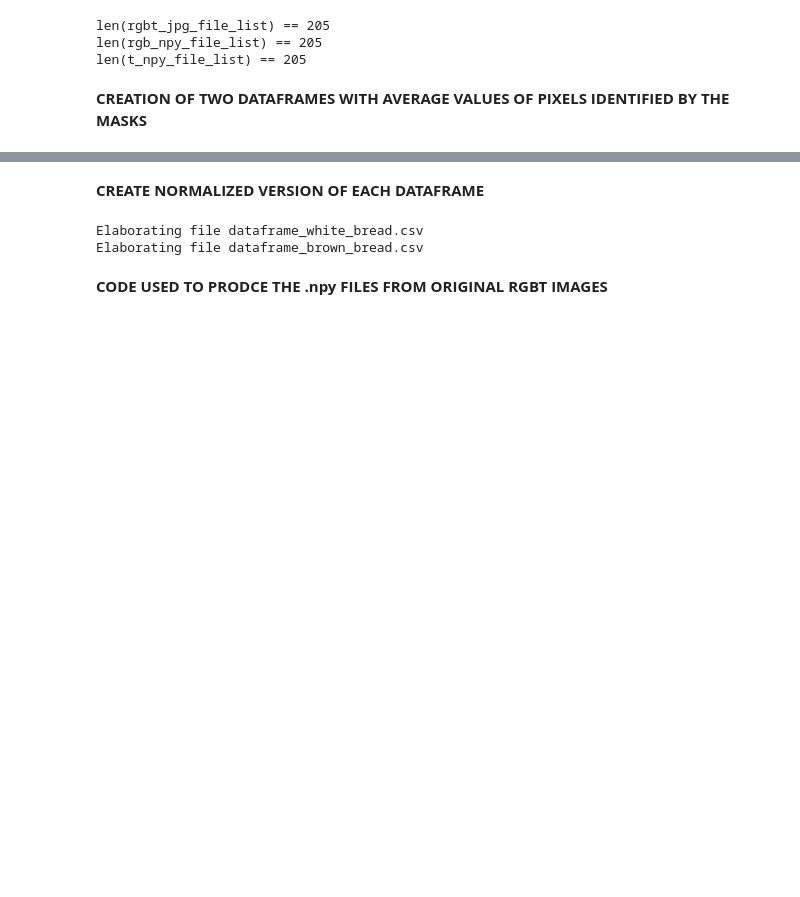
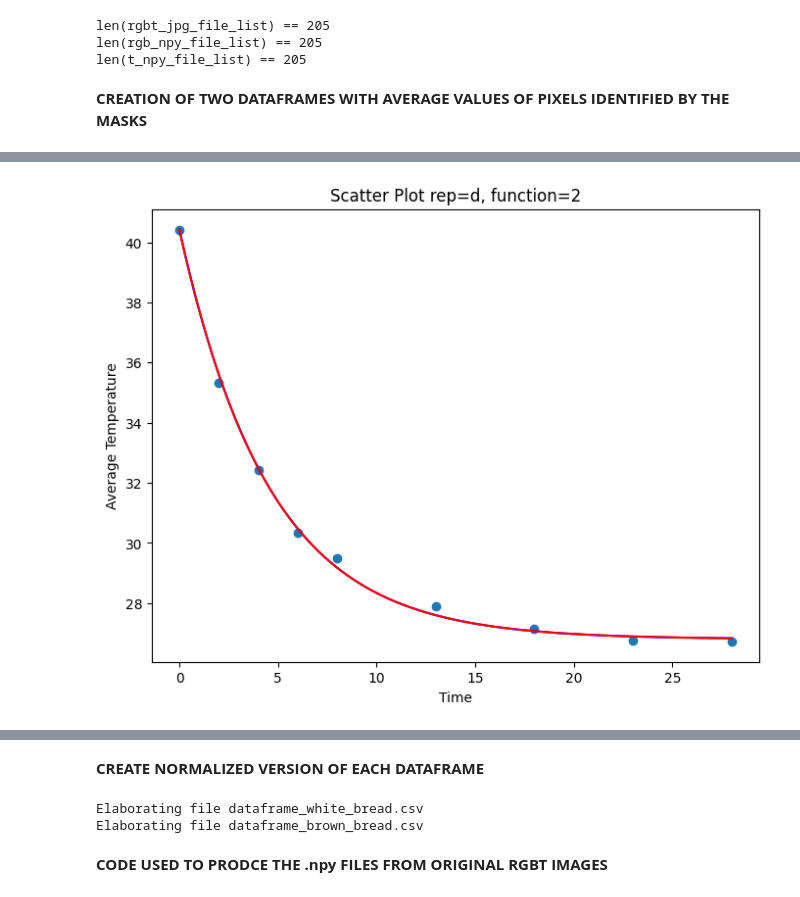
Before and after one commit to LambdaLambdaLambda/read_thermal.py, a Jupyter notebook: extract_rgb_and_thermal_data_from_raw_data_source.ipynb, the cells around one changed output, grey strips where cells are left out. Cells and saved outputs as stored; diff of their text form; code cells hidden in the pictures; blank space fills up the shorter version.

```diff
--- a/extract_rgb_and_thermal_data_from_raw_data_source.ipynb
+++ b/extract_rgb_and_thermal_data_from_raw_data_source.ipynb
@@ -972,0 +995,89 @@ Dataframe saved to file dataframe_brown_bread.csv
+# %%
+source_csv = 'dataframe_brown_bread.csv'
+df = pd.read_csv(source_csv)
+selected_columns = ['toaster_energy', 'toaster_temperature', 'room_temperature', 'rep', 'function'] + [f'avg_t_{i}' for i in range(10)]
+df = df[selected_columns]
+plot_figures = True
+
+strange_graphs = [{'rep': 'd', 'function': '6'}]#plus all reps 'e'
+
+new_records = []
+
+def plot_scatter_per_row(row):
+    """
+    Creates a scatter plot for a single row of the dataframe.
+
+    Args:
+        row: A pandas Series representing a row of the dataframe.
+    """
+    avg_t_values = [row[f'avg_t_{i}'] for i in range(1, 10)]
+    avg_t_values_sorted = sorted(avg_t_values)[::-1]
+    instants = [0, 2, 4, 6, 8, 10, 15, 20, 25, 30]
+    adjusted_times = [instants[i] - 2 for i in range(1, 10)]
+    T_env = row['room_temperature']
+    T_0 = avg_t_values[0]
+    print(f"room_temperature = {row['room_temperature']}")
+
+    def mse_loss(y_true, y_pred):
+        """Calculates the Mean Squared Error between true and predicted values."""
+        return np.mean((y_true - y_pred)**2)
+
+    def temperature_decay(t, k):
+        """Calculates the temperature at time t using the decay equation."""
+        return T_env + (T_0 - T_env) * np.exp(-k * t)
+
+    # Define a function to minimize (MSE loss)
+    def objective_function(k):
+        y_pred = temperature_decay(adjusted_times, k)
+        return mse_loss(avg_t_values_sorted, y_pred)
+
+    ####################################################################
+    # Initial guess for k
+    initial_guess = 0.1
+    # Perform optimization
+    result = minimize(objective_function, initial_guess, method='L-BFGS-B')
+    # Get the optimal value of k
+    optimal_k_1 = result.x[0]
+    #print(
+    #    f"Optimal value of k found with scipy.optimize.minimize: {optimal_k_1}")
+    ####################################################################
+    # Fit the model to the data
+    popt, _ = curve_fit(temperature_decay, adjusted_times,
+                           avg_t_values_sorted, p0=[0.1])  # Initial guess for k
+    # Extract the optimal k
+    optimal_k_2 = popt[0]
+    print(
+        f"Optimal value k = {optimal_k_2} found with scipy.optimize.curve_fit for rep={row['rep']}, function={row['function']}")
+
+    new_record = {
+        'toaster_energy':
+        'toaster_temperature'
+        'room_temperature',
+        'rep'
+        'function'
+        f'avg_t_{i}' for i in range(10)]
+    }
+
+    ####################################################################
+    if plot_figures and row['rep'] in ['d', 'e']:
+        plt.figure(figsize=(8, 6))  # Adjust figure size if needed
+        # plt.scatter(avg_t_values, stdev_t_values)
+        plt.scatter(adjusted_times, avg_t_values_sorted)
+        # Generate x values for plotting
+        # 100 points for smoothness
+        x_plot = np.linspace(0, np.max(adjusted_times), 100)
+        # Calculate corresponding y values
+        # Create the plot
+        plt.plot(x_plot, temperature_decay(x_plot, optimal_k_1), color='blue')
+        plt.plot(x_plot, temperature_decay(x_plot, optimal_k_2), color='red')
+        plt.xlabel('Time')
+        plt.ylabel('Average Temperature')
+        # row.name gives the row index
+        plt.title(f"Scatter Plot rep={row['rep']}, function={row['function']}")
+
+        plt.show()
+
+
+# Apply the function to each row of the dataframe
+df.apply(plot_scatter_per_row, axis=1)
+# %% [output]
@@ -972,0 +1092 @@ Dataframe saved to file dataframe_brown_bread.csv
+[figure, added]
```
Also changed, not shown: parts of 3 cells of this notebook.
